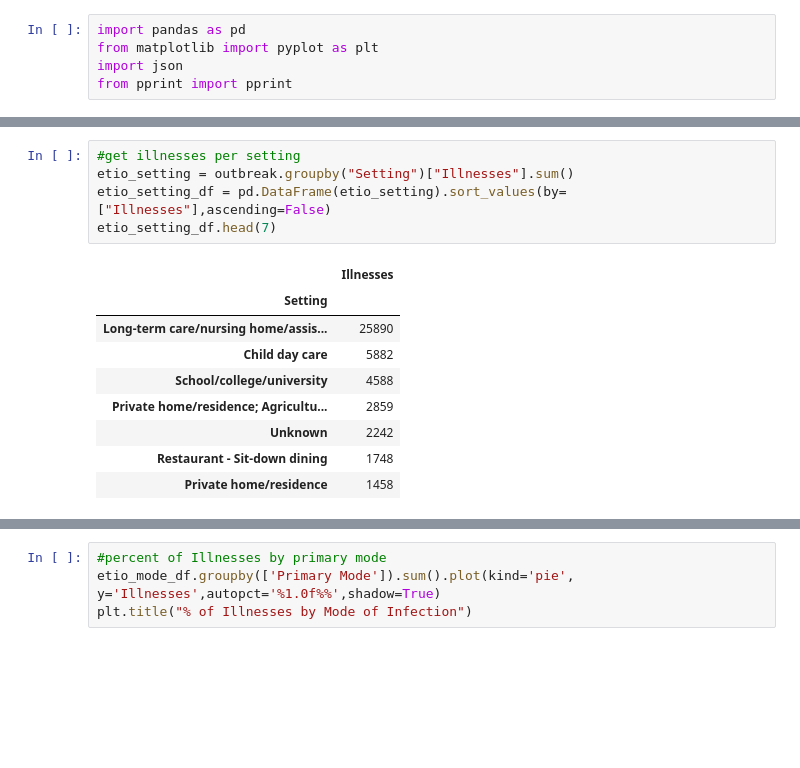
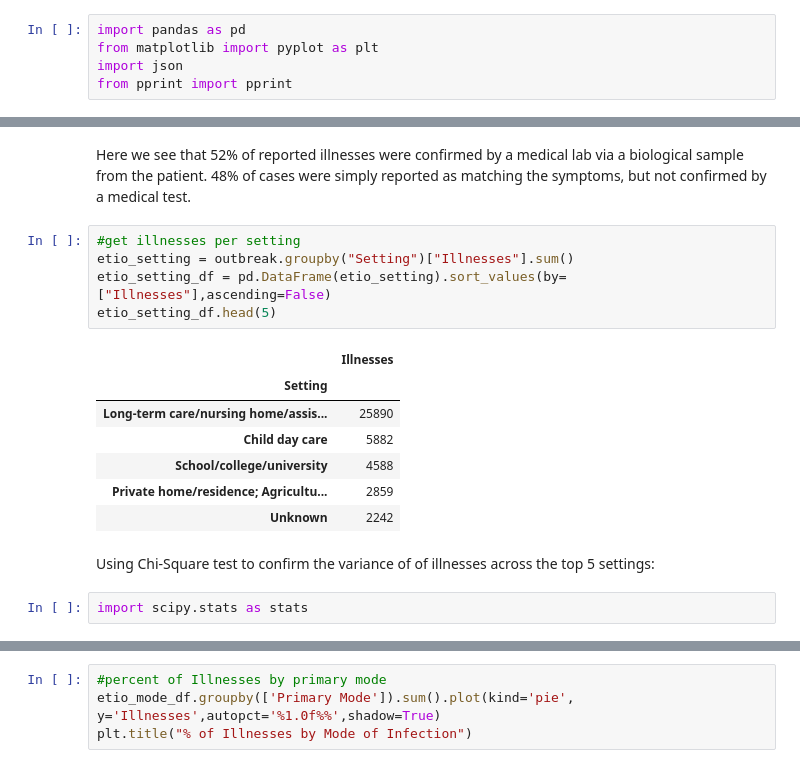
Before and after one commit to InsomniYak28/group_project_1, a Jupyter notebook: group_proj_Michaela.ipynb, the cells around one changed output, grey strips where cells are left out. Saved outputs shown, nothing was run; the diff lists cells and outputs as text; blank space fills up the shorter version.

```diff
--- a/group_proj_Michaela.ipynb
+++ b/group_proj_Michaela.ipynb
@@ -69,18 +81,22 @@ plt.title("% of Confirmed Illnesses vs Suspected")
 # %% [output]
 Text(0.5, 1.0, '% of Confirmed Illnesses vs Suspected')
 [figure]
+# %% [markdown]
+Here we see that 52% of reported illnesses were confirmed by a medical lab via a biological sample from the patient. 48% of cases were simply reported as matching the symptoms, but not confirmed by a medical test.
 # %%
 #get illnesses per setting
 etio_setting = outbreak.groupby("Setting")["Illnesses"].sum()
 etio_setting_df = pd.DataFrame(etio_setting).sort_values(by=["Illnesses"],ascending=False)
-etio_setting_df.head(7)
+etio_setting_df.head(5)
 # %% [output]
 |  | Illnesses |
 | Setting |  |
 | Long-term care/nursing home/assis... | 25890 |
 | Child day care | 5882 |
 | School/college/university | 4588 |
 | Private home/residence; Agricultu... | 2859 |
 | Unknown | 2242 |
-| Restaurant - Sit-down dining | 1748 |
-| Private home/residence | 1458 |
+# %% [markdown]
+Using Chi-Square test to confirm the variance of of illnesses across the top 5 settings:
+# %%
+import scipy.stats as stats
```
Also changed, not shown: parts of 18 cells of this notebook.
